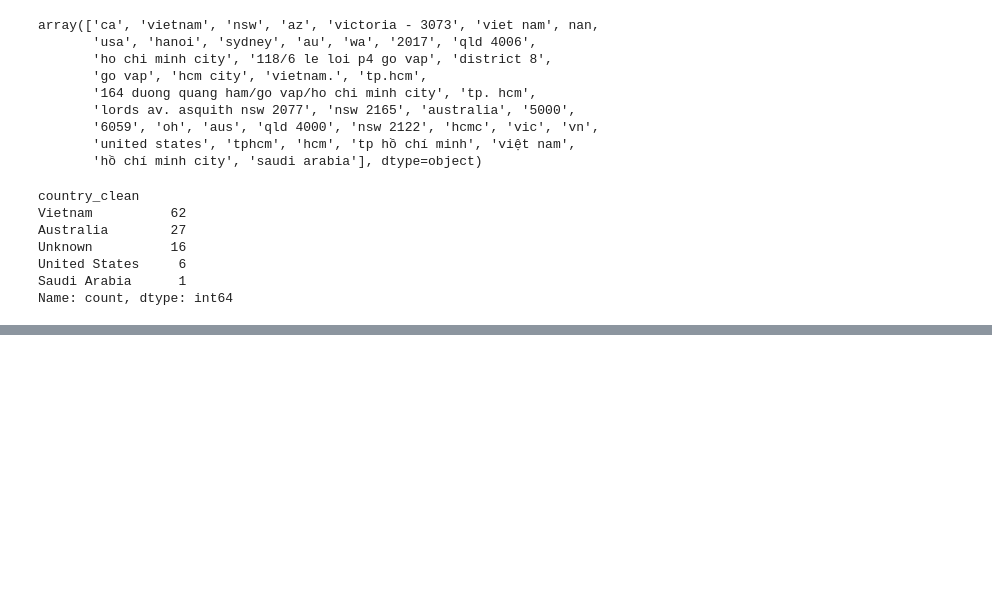
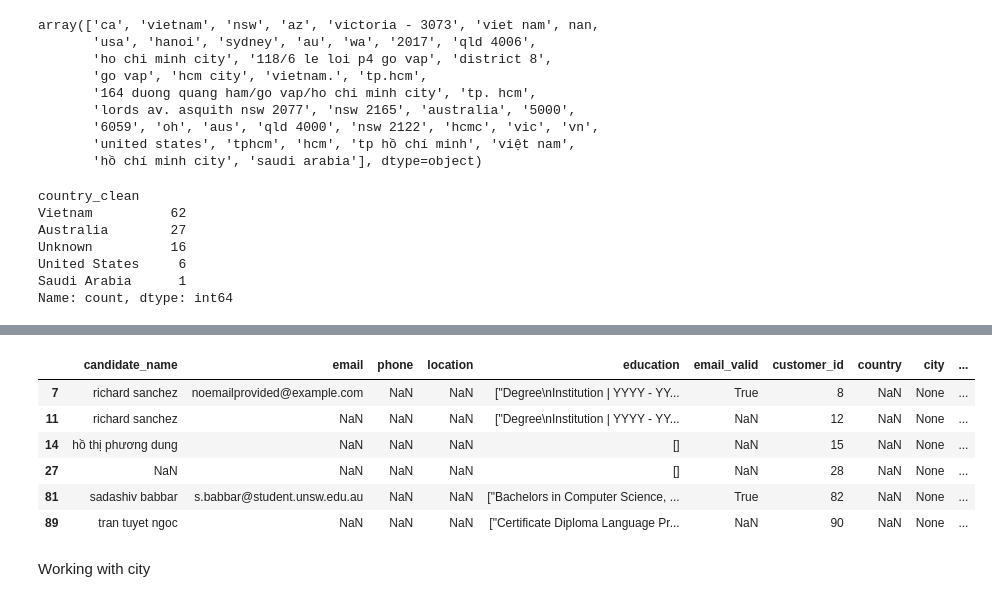
Before and after one commit to phildinh/Python_Full_Course, a Jupyter notebook: MentorME/First_work.ipynb, the cells around one changed output, grey strips where cells are left out. Cells and saved outputs as stored; diff of their text form; code cells hidden in the pictures; blank space fills up the shorter version.

```diff
--- a/MentorME/First_work.ipynb
+++ b/MentorME/First_work.ipynb
@@ -599,0 +576,17 @@ dim_customer[dim_customer['country_clean'] == 'Unknown']
+# %%
+unknown_mask = dim_customer['country_clean'] == 'Unknown'
+
+conditions_phone = [
+    dim_customer["phone"].str.startswith("84", na=False),
+    dim_customer["phone"].str.startswith(("07","08","09"), na=False),
+    dim_customer["phone"].str.startswith("04", na=False),
+    dim_customer["phone"].str.startswith("33", na=False),
+]
+
+choices_phone = ['Vietnam', 'Vietnam', 'Australia', 'France']
+
+dim_customer.loc[unknown_mask, 'country_clean'] = np.select(
+    conditions_phone,
+    choices_phone,
+    default='Unknown'
+)[unknown_mask]
@@ -599,0 +605,13 @@ dim_customer[dim_customer['country_clean'] == 'Unknown']
+# %%
+# Double check the Nan value we can not identify
+dim_customer[dim_customer['country_clean'] == 'Unknown']
+# %% [output]
+|  | candidate_name | email | phone | location | education | email_valid | customer_id | country | city | ... |
+| 7 | richard sanchez | noemailprovided@example.com | NaN | NaN | ["Degree\nInstitution | YYYY - YY... | True | 8 | NaN | None | ... |
+| 11 | richard sanchez | NaN | NaN | NaN | ["Degree\nInstitution | YYYY - YY... | NaN | 12 | NaN | None | ... |
+| 14 | hồ thị phương dung | NaN | NaN | NaN | [] | NaN | 15 | NaN | None | ... |
+| 27 | NaN | NaN | NaN | NaN | [] | NaN | 28 | NaN | None | ... |
+| 81 | sadashiv babbar | s.babbar@student.unsw.edu.au | NaN | NaN | ["Bachelors in Computer Science, ... | True | 82 | NaN | None | ... |
+| 89 | tran tuyet ngoc | NaN | NaN | NaN | ["Certificate Diploma Language Pr... | NaN | 90 | NaN | None | ... |
+# %% [markdown]
+Working with city
```
Also changed, not shown: parts of 22 cells of this notebook, 1 other file.
